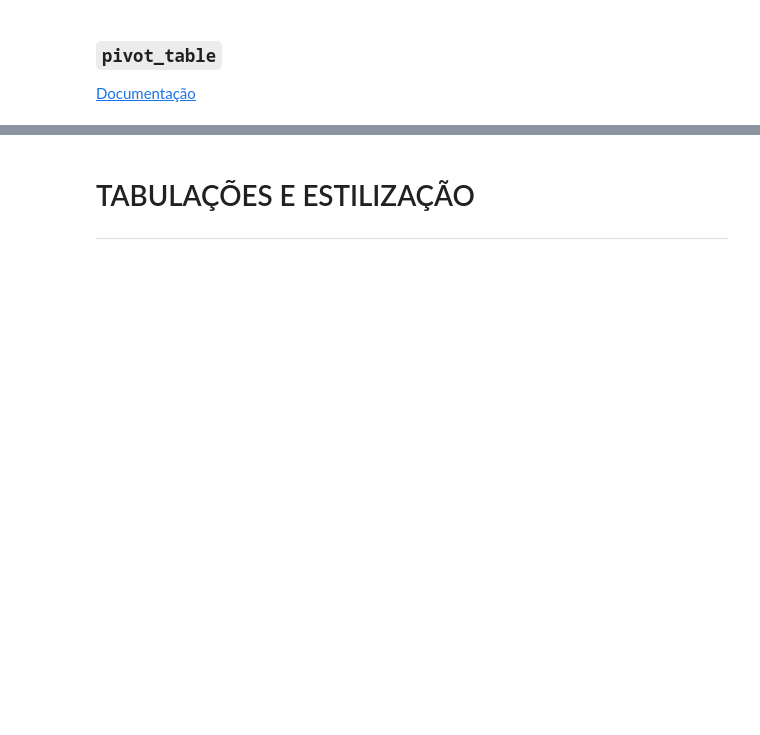
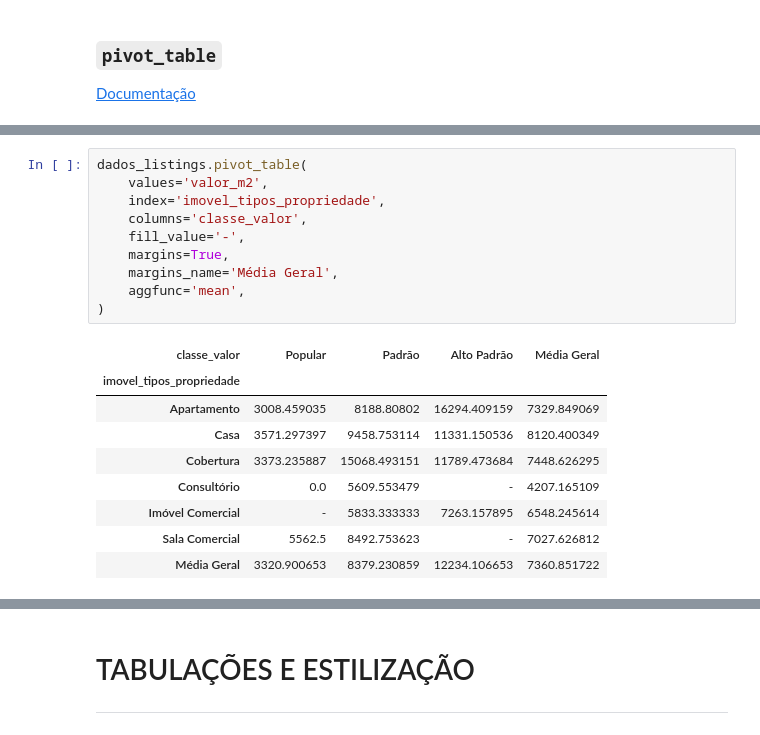
Before and after one commit to josenaldo/alura-cds-python-pandas-tecnicas-avancadas, a Jupyter notebook: notebook/Projeto.ipynb, the cells around one changed output, grey strips where cells are left out. Drawn from its saved outputs; the diff is of its cells as text; blank space fills up the shorter version.

```diff
--- a/notebook/Projeto.ipynb
+++ b/notebook/Projeto.ipynb
@@ -2062,0 +2189,20 @@ tabela_estatisticas.unstack(level=-2)
+# %%
+dados_listings.pivot_table(
+    values='valor_m2',
+    index='imovel_tipos_propriedade',
+    columns='classe_valor',
+    fill_value='-',
+    margins=True,
+    margins_name='Média Geral',
+    aggfunc='mean',
+)
+# %% [output]
+| classe_valor | Popular | Padrão | Alto Padrão | Média Geral |
+| imovel_tipos_propriedade |  |  |  |  |
+| Apartamento | 3008.459035 | 8188.80802 | 16294.409159 | 7329.849069 |
+| Casa | 3571.297397 | 9458.753114 | 11331.150536 | 8120.400349 |
+| Cobertura | 3373.235887 | 15068.493151 | 11789.473684 | 7448.626295 |
+| Consultório | 0.0 | 5609.553479 | - | 4207.165109 |
+| Imóvel Comercial | - | 5833.333333 | 7263.157895 | 6548.245614 |
+| Sala Comercial | 5562.5 | 8492.753623 | - | 7027.626812 |
+| Média Geral | 3320.900653 | 8379.230859 | 12234.106653 | 7360.851722 |
```
Also changed, not shown: parts of 11 cells of this notebook.
